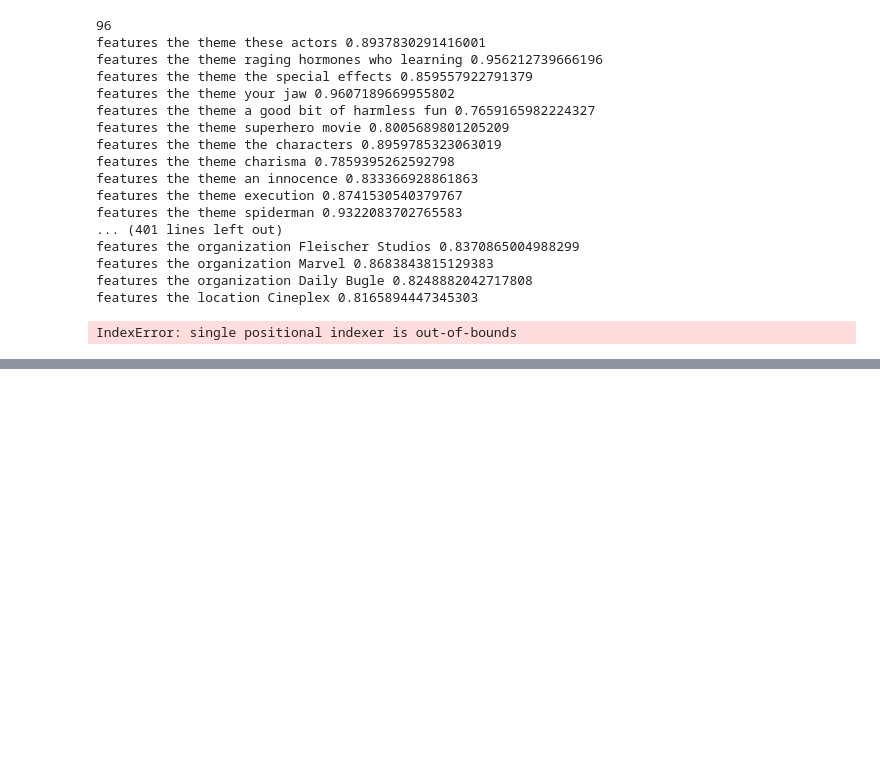
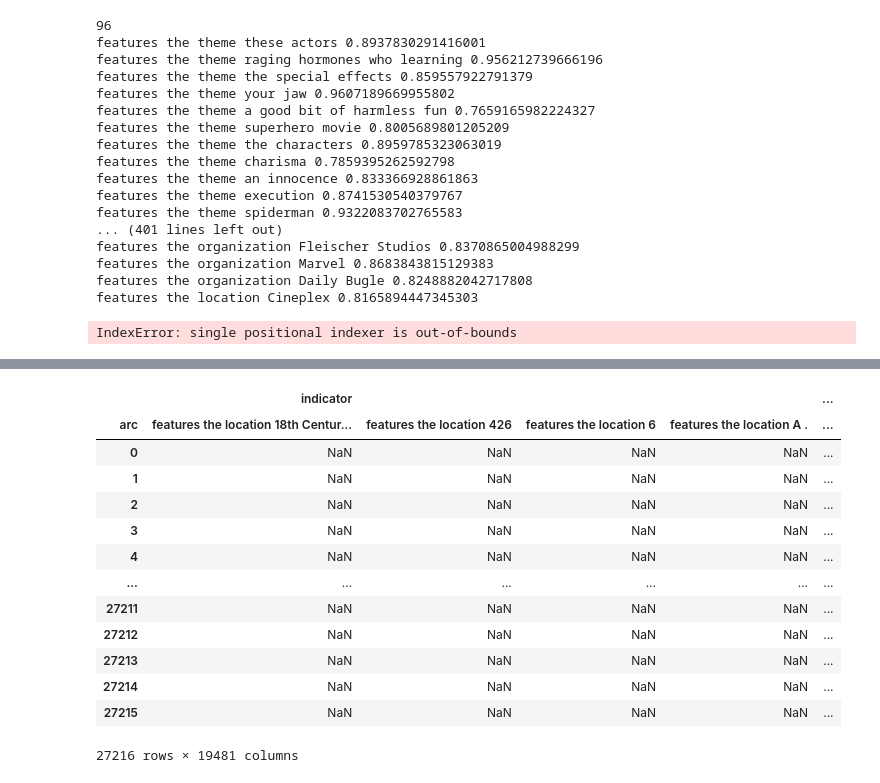
Before and after one commit to tomkpace/blue-ribbon, a Jupyter notebook: fusion.ipynb, the cells around one changed output, grey strips where cells are left out. Cells and saved outputs as stored; diff of their text form; code cells hidden in the pictures; blank space fills up the shorter version.

```diff
--- a/fusion.ipynb
+++ b/fusion.ipynb
@@ -56,3 +105,15 @@ features the organization Marvel 0.8683843815129383
 features the organization Daily Bugle 0.8248882042717808
 features the location Cineplex 0.8165894447345303
 IndexError: single positional indexer is out-of-bounds
+# %%
+full_df = pd.read_csv("data/complete_df.csv")
+# %%
+full_df["arc"] = full_df["relation"] + " " + full_df["value"]
+full_df["indicator"] = 1
+# %%
+full_df["arc"] = full_df["relation"] + " " + full_df["value"]
+full_df["indicator"] = 1
+full_df = full_df[["entity_id", "arc", "indicator"]].copy(deep=True)
+arc_df = full_df[["arc", "indicator"]].groupby("arc").count().reset_index()
+arc_df = arc_df.sort_values("indicator", ascending=False).reset_index(drop=True)
+common_arc_df = arc_df.loc[arc_df["indicator"] > 25]
@@ -58,0 +163,17 @@ IndexError: single positional indexer is out-of-bounds
+# %%
+full_df.pivot(columns=["relation"], )
+# %% [output]
+|  | indicator |  |  |  | ... |
+| arc | features the location 18th Centur... | features the location 426 | features the location 6 | features the location A . | ... |
+| 0 | NaN | NaN | NaN | NaN | ... |
+| 1 | NaN | NaN | NaN | NaN | ... |
+| 2 | NaN | NaN | NaN | NaN | ... |
+| 3 | NaN | NaN | NaN | NaN | ... |
+| 4 | NaN | NaN | NaN | NaN | ... |
+| ... | ... | ... | ... | ... | ... |
+| 27211 | NaN | NaN | NaN | NaN | ... |
+| 27212 | NaN | NaN | NaN | NaN | ... |
+| 27213 | NaN | NaN | NaN | NaN | ... |
+| 27214 | NaN | NaN | NaN | NaN | ... |
+| 27215 | NaN | NaN | NaN | NaN | ... |
+27216 rows × 19481 columns
```
Also changed, not shown: parts of 22 cells of this notebook, 3 other files.
